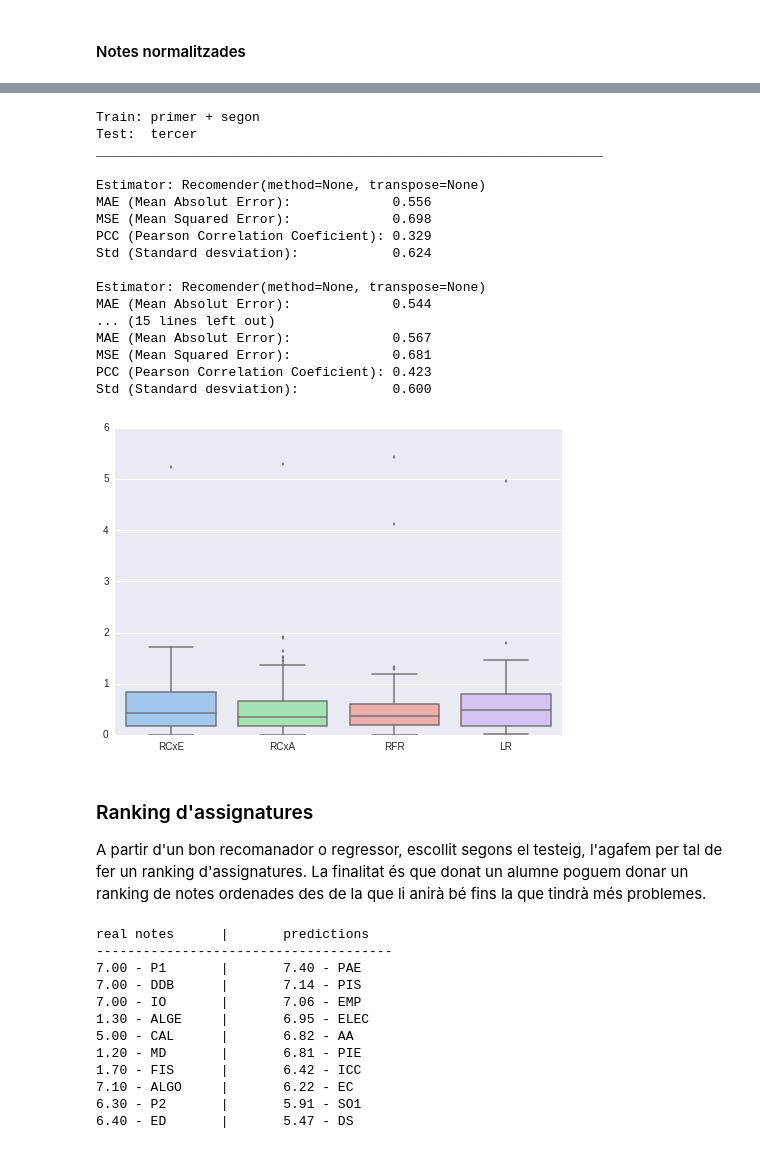
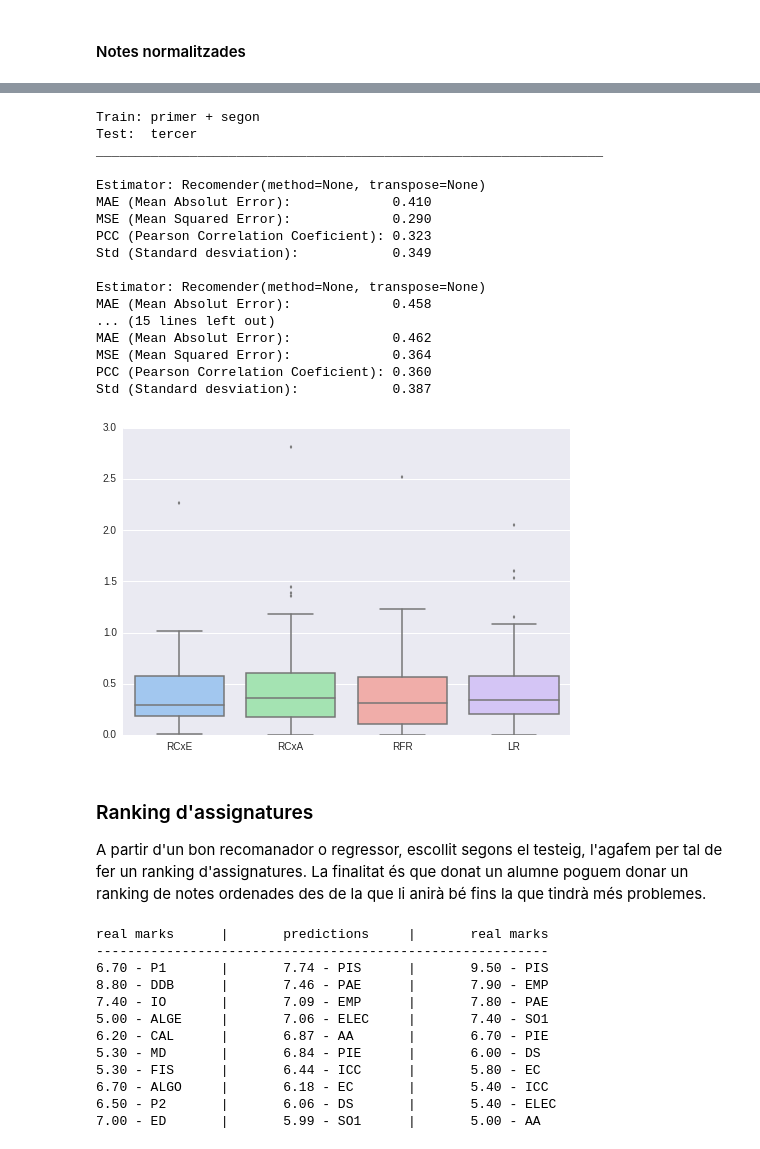
Before and after one commit to pid-ub/pid-UB, a Jupyter notebook: questions/questions-xavi/Question2-recomender.ipynb, the cells around one changed output, grey strips where cells are left out. Cells and saved outputs as stored; diff of their text form; code cells hidden in the pictures.

```diff
--- a/questions/questions-xavi/Question2-recomender.ipynb
+++ b/questions/questions-xavi/Question2-recomender.ipynb
@@ -83,17 +83,25 @@ recomender_table_norm = table_students(df_info_norm, assigs)
 
 #No normalized data
 primer = recomender_table[assigs1]
+primer.columns = assigs1_lbl
 segon = recomender_table[assigs2]
+segon.columns = assigs2_lbl
 
 primer_segon = recomender_table[assigs1 + assigs2]
+primer_segon.columns = assigs1_lbl + assigs2_lbl
 tercer = recomender_table[assigs3]
+tercer.columns = assigs3_lbl
 
 #Normalized data
 primer_norm = recomender_table_norm[assigs1]
+primer_norm.columns = assigs1_lbl
 segon_norm = recomender_table_norm[assigs2]
+segon_norm.columns = assigs2_lbl
 
 primer_segon_norm = recomender_table_norm[assigs1 + assigs2]
+primer_segon_norm.columns = assigs1_lbl + assigs2_lbl
 tercer_norm = recomender_table_norm[assigs3]
+tercer_norm.columns = assigs3_lbl
 # %%
 def coefPearson(x, y):
     x = np.array(x)
@@ -358,34 +369,35 @@ Std (Standard desviation):            0.841
 # %%
 print "Train: primer + segon"
 print "Test:  tercer"
 print "_________________________________________________________________"
 print
 rs = []
 for e  in estimators:
     print "Estimator:", e
     rs.append(benchmark(primer_segon_norm.values, tercer_norm.values, e))
     print
-sbn.boxplot(rs, color='pastel', names=estimators_lbl)
+g = sbn.boxplot(rs, color='pastel', names=estimators_lbl)
+g.set(ylim=(0, 3))
 sbn.despine(trim=True)
 # %% [output]
 Train: primer + segon
 Test:  tercer
 _________________________________________________________________
 
 Estimator: Recomender(method=None, transpose=None)
-MAE (Mean Absolut Error):             0.556
-MSE (Mean Squared Error):             0.698
-PCC (Pearson Correlation Coeficient): 0.329
-Std (Standard desviation):            0.624
+MAE (Mean Absolut Error):             0.410
+MSE (Mean Squared Error):             0.290
+PCC (Pearson Correlation Coeficient): 0.323
+Std (Standard desviation):            0.349
 
 Estimator: Recomender(method=None, transpose=None)
-MAE (Mean Absolut Error):             0.544
+MAE (Mean Absolut Error):             0.458
 ... (15 lines left out)
-MAE (Mean Absolut Error):             0.567
-MSE (Mean Squared Error):             0.681
-PCC (Pearson Correlation Coeficient): 0.423
-Std (Standard desviation):            0.600
+MAE (Mean Absolut Error):             0.462
+MSE (Mean Squared Error):             0.364
+PCC (Pearson Correlation Coeficient): 0.360
+Std (Standard desviation):            0.387
-[figure, old version]
+[figure, new version]
 # %% [markdown]
 ### Ranking d'assignatures
 
@@ -422,25 +434,33 @@ def ranking_notes(X_train, y_train, X_test, estimator, lbl):
 # * SISTEMES OPERATIUS I                     -> 364307
 
 #input
-alumne = [7.00, 7.00, 7.00, 1.30, 5.00, 1.20, 1.70, 7.10, 6.30, 6.40]
+#alumne = [7.00, 7.00, 7.00, 1.30, 5.00, 1.20, 1.70, 7.10, 6.30, 6.40]
+a = 228
+alumne_primer = primer.ix[a]
+alumne_segon = segon.ix[a]
+alumne_segon = sorted(zip(alumne_segon,assigs2_lbl))[::-1]
 estimator = Recomender(transpose=False)
 
+# drop from training, our test
+primer_train = primer.drop(a)
+segon_train = segon.drop(a)
+
 # call function
-s = ranking_notes(primer.values, segon.values, alumne, estimator, assigs2_lbl)
-print "real notes\t|\tpredictions"
-print "--------------------------------------"
-for (mark1, subject1), (mark2, subject2) in zip(zip(alumne,assigs1_lbl), s):
-    print "%.2f - %s\t|\t%.2f - %s" % (mark1, subject1, mark2, subject2)
+s = ranking_notes(primer_train.values, segon_train.values, alumne_primer, estimator, assigs2_lbl)
+print "real marks\t|\tpredictions\t|\treal marks"
+print "----------------------------------------------------------"
+for ((mark1, subject1), (mark2, subject2)), (mark3, subject3) in zip(zip(zip(alumne_primer,assigs1_lbl), s),alumne_segon):
+    print "%.2f - %s\t|\t%.2f - %s\t|\t%.2f - %s" % (mark1, subject1, mark2, subject2, mark3, subject3)
 # %% [output]
-real notes      |       predictions
---------------------------------------
-7.00 - P1       |       7.40 - PAE
-7.00 - DDB      |       7.14 - PIS
-7.00 - IO       |       7.06 - EMP
-1.30 - ALGE     |       6.95 - ELEC
-5.00 - CAL      |       6.82 - AA
-1.20 - MD       |       6.81 - PIE
-1.70 - FIS      |       6.42 - ICC
-7.10 - ALGO     |       6.22 - EC
-6.30 - P2       |       5.91 - SO1
-6.40 - ED       |       5.47 - DS
+real marks      |       predictions     |       real marks
+----------------------------------------------------------
+6.70 - P1       |       7.74 - PIS      |       9.50 - PIS
+8.80 - DDB      |       7.46 - PAE      |       7.90 - EMP
+7.40 - IO       |       7.09 - EMP      |       7.80 - PAE
+5.00 - ALGE     |       7.06 - ELEC     |       7.40 - SO1
+6.20 - CAL      |       6.87 - AA       |       6.70 - PIE
+5.30 - MD       |       6.84 - PIE      |       6.00 - DS
+5.30 - FIS      |       6.44 - ICC      |       5.80 - EC
+6.70 - ALGO     |       6.18 - EC       |       5.40 - ICC
+6.50 - P2       |       6.06 - DS       |       5.40 - ELEC
+7.00 - ED       |       5.99 - SO1      |       5.00 - AA
```
Also changed, not shown: parts of 4 cells of this notebook, 3 other files.
